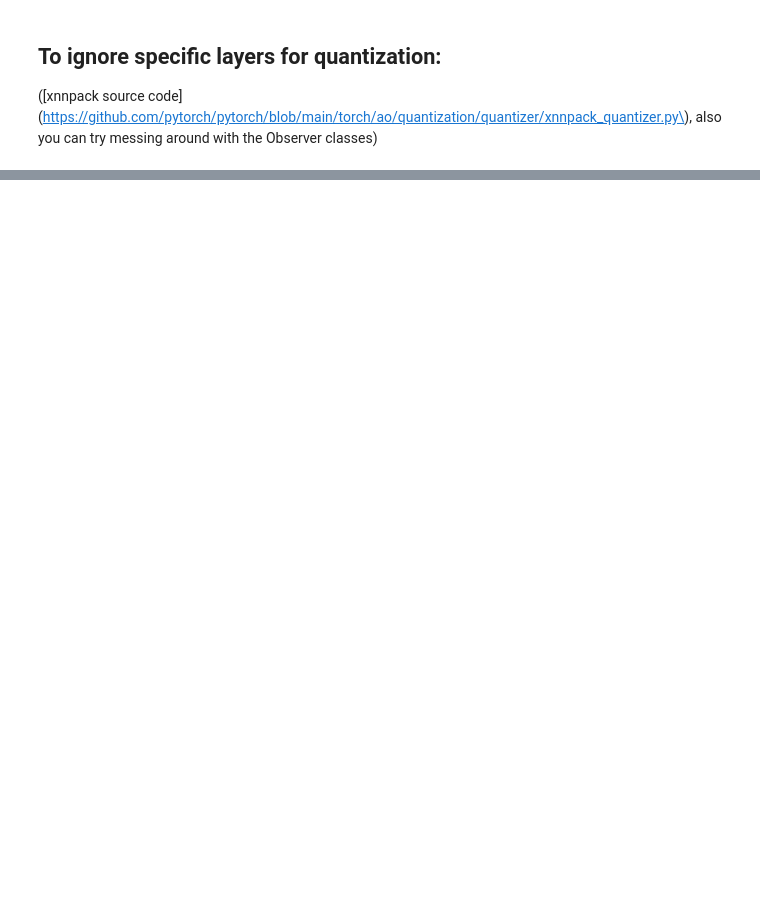
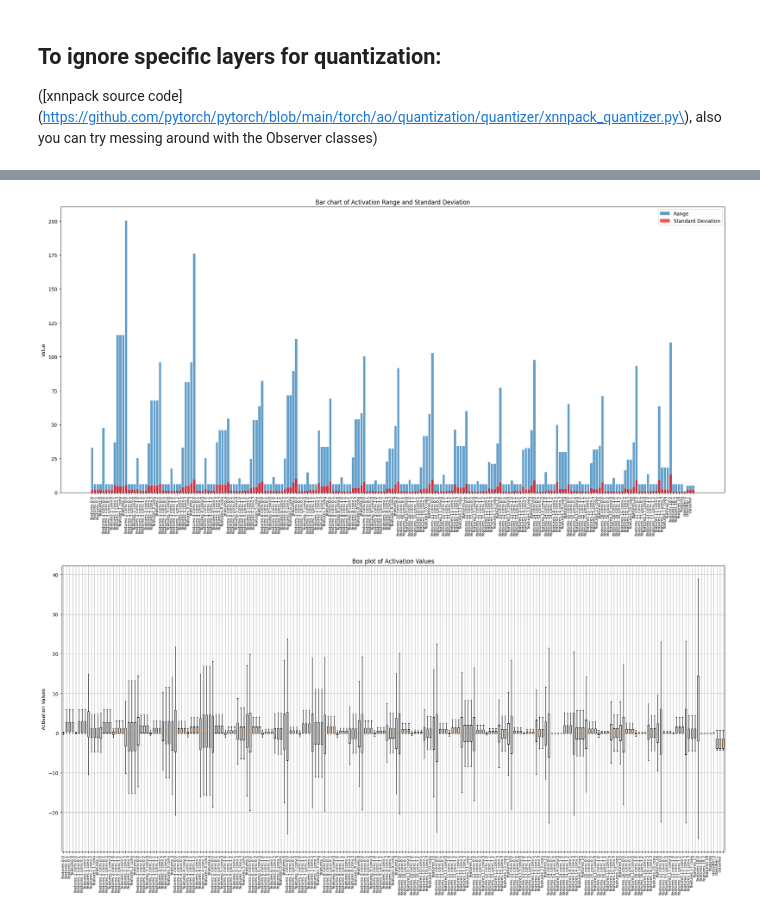
Before and after one commit to aa35037123/Edge_AI, a Jupyter notebook: lab4/Lab4_v2.ipynb, the cells around one changed output, grey strips where cells are left out. Cells and saved outputs as stored; diff of their text form; code cells hidden in the pictures; blank space fills up the shorter version.

```diff
--- a/lab4/Lab4_v2.ipynb
+++ b/lab4/Lab4_v2.ipynb
@@ -539,0 +762,75 @@ quantizer = PartialXNNPACKQuantizer(ignore_list=["head"]) # replace XNNPACKQuant
+# %%
+batch_size = 1
+model = torch.load('mobilenetv2_0.963.pth', map_location='cpu')
+train_loader, test_loader, nb_classes = prepare_data(batch_size)
+for name, module in model.named_modules():
+    print(f'Layer Name: {name}, Layer Type: {type(module).__name__}')
+print('###########################################################')
+
+# -------------------------------------------------------------------------
+# initialize HookHandler and the dictionary to store the outputs
+handler = HookHandler()
+layer_outputs = {}
+
+# get the layers you want to record
+# layer_names = [f'blocks.0.attn.qkv', f'blocks.0.mlp.fc1', f'blocks.0.mlp.fc2'
+# block0_layers = get_model_layers(model, match_names=layer_names, match_types=['Linear'])
+# # create hooks for the layers (<layers>, <hook function>, <dictionary to store the outputs>)
+# handler.create_hooks(block0_layers, get_act_func, layer_outputs)
+
+
+layers_of_interest = []
+
+layers_of_interest = [(name, module) for name, module in model.named_modules()]
+print(f'layers_of_interest: {layers_of_interest}')
+for name, module in layers_of_interest:
+    print(f'Layer Name: {name}, Layer Type: {type(module).__name__}')
+print(f'layers_of_interest: {layers_of_interest}')
+handler.create_hooks(layers_of_interest, get_act_func, layer_outputs)
+model.eval()
+
+# calibrate the model and record the outputs
+with torch.autocast(device_type="cuda"):
+    for i, (image, _) in enumerate(train_loader):
+        if i >= 128: break
+        model(image)
+
+# remove the hooks
+handler.remove_hooks()
+
+print(f'######## Original Model Activation output')
+for layer_name, activations in layer_outputs.items():
+    print(f"Layer: {layer_name}, Data: {activations}")
+
+# Now analyze the activations
+activation_ranges = {}
+activation_stddevs = {}
+
+for layer_name, act in layer_outputs.items():
+    activation_ranges[layer_name] = abs(act.max() - act.min())
+    activation_stddevs[layer_name] = act.std()
+
+# Plot the results for visual analysis
+plt.figure(figsize=(20, 10))  # Increase figure size for better readability
+plt.bar(activation_ranges.keys(), activation_ranges.values(), alpha=0.7, label='Range')
+plt.bar(activation_stddevs.keys(), activation_stddevs.values(), alpha=0.7, label='Standard Deviation', color='r')
+plt.ylabel('Value')
+plt.title('Bar chart of Activation Range and Standard Deviation')
+plt.xticks(rotation=90, fontsize=8)  # Adjust font size for better readability
+plt.legend()
+plt.tight_layout()
+plt.show()
+
+# Box plot for activation distribution
+data = [activation.flatten() for activation in layer_outputs.values()]  # Flatten all activations
+labels = list(layer_outputs.keys())
+
+plt.figure(figsize=(20, 10))  # Increase figure size for better readability
+plt.boxplot(data, labels=labels, showfliers=False)  # showfliers=False will not show any outliers
+plt.xticks(rotation=90, fontsize=8)  # Adjust font size for better readability
+plt.title('Box plot of Activation Values')
+plt.ylabel('Activation Values')
+plt.grid(True)
+plt.tight_layout()
+plt.show()
+# %% [output]
@@ -539,0 +854,2 @@ quantizer = PartialXNNPACKQuantizer(ignore_list=["head"]) # replace XNNPACKQuant
+[figure, added]
+[figure, added]
```
Also changed, not shown: parts of 13 cells of this notebook, 5 other files.
